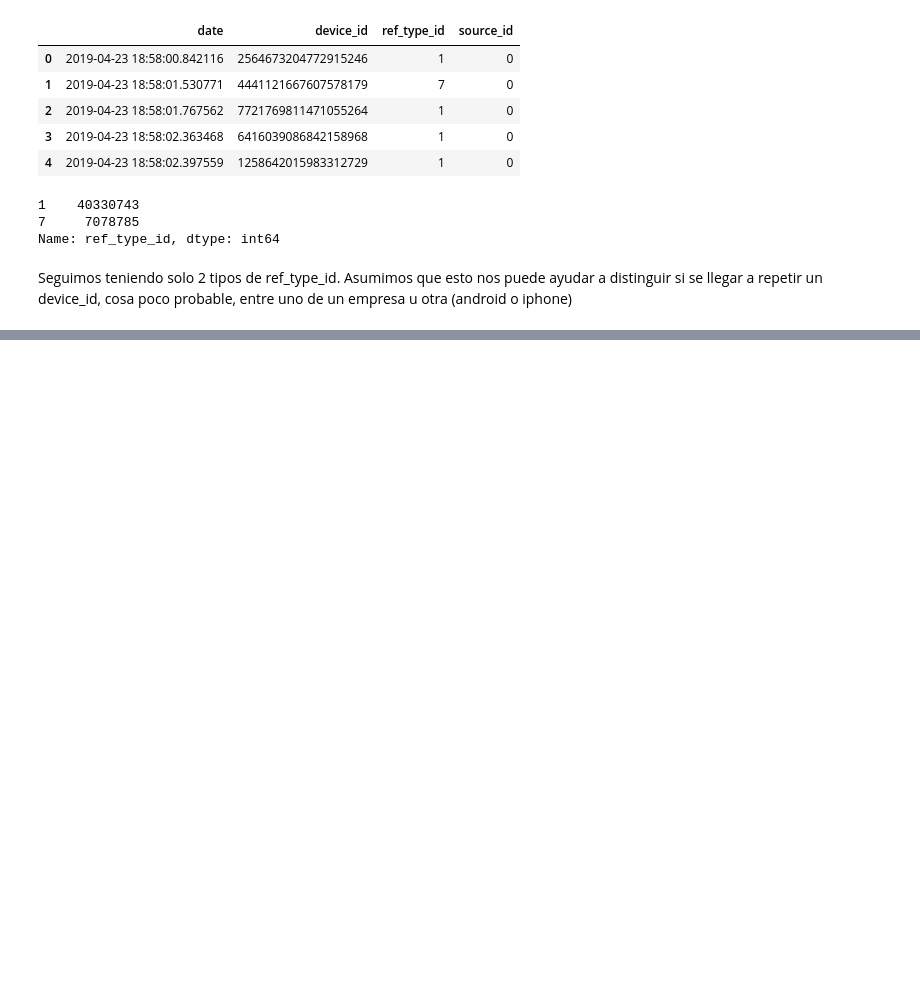
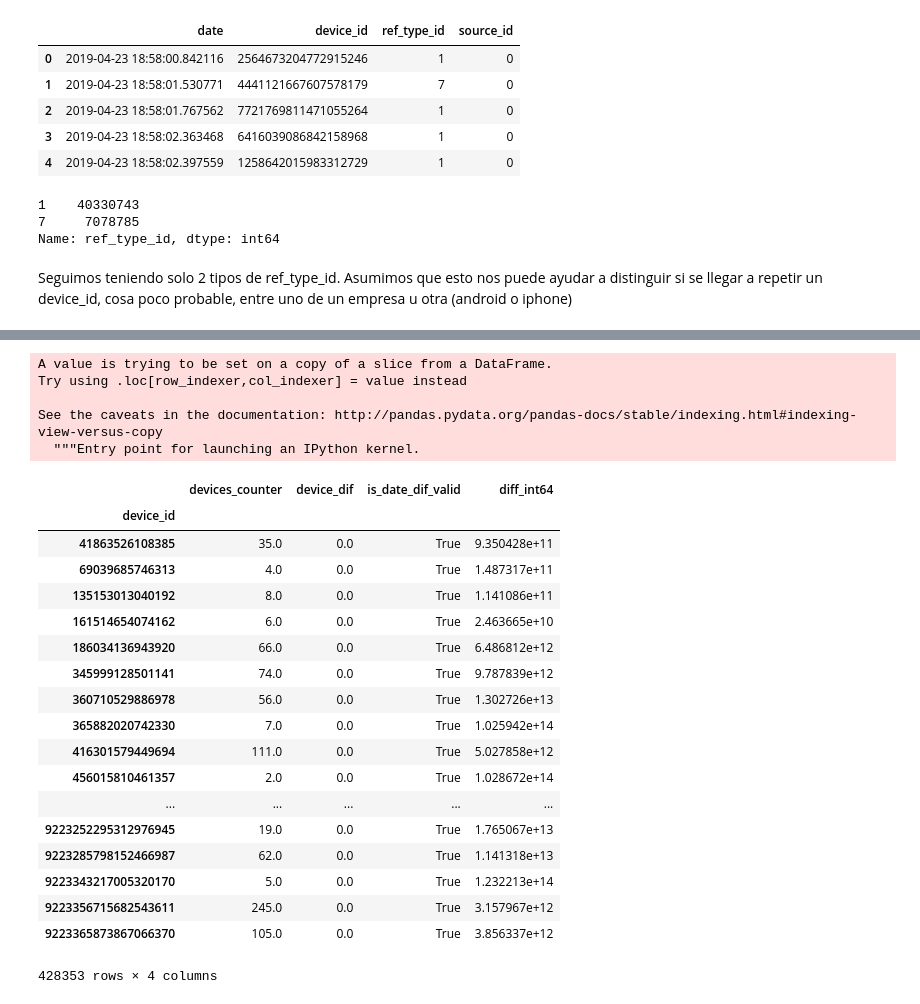
Before and after one commit to shizus/7506-1c2019, a Jupyter notebook: tp2/scripts/AuctionsListoPaTraining.ipynb, the cells around one changed output, grey strips where cells are left out. Saved outputs shown, nothing was run; the diff lists cells and outputs as text; code cells hidden in the pictures; blank space fills up the shorter version.

```diff
--- a/tp2/scripts/AuctionsListoPaTraining.ipynb
+++ b/tp2/scripts/AuctionsListoPaTraining.ipynb
@@ -41,0 +140,30 @@ Acá tenemos las subastas, vamos a calcular el tiempo promedio que tarda en apar
+# %%
+valid_auctions['diff_int64'] = valid_auctions['date_dif'].values.astype(np.int64)
+# %% [output]
+A value is trying to be set on a copy of a slice from a DataFrame.
+Try using .loc[row_indexer,col_indexer] = value instead
+
+See the caveats in the documentation: http://pandas.pydata.org/pandas-docs/stable/indexing.html#indexing-view-versus-copy
+  """Entry point for launching an IPython kernel.
+# %%
+valid_auctions['St'] = valid_auctions.groupby('device_id')[.transform('mean')
+# %% [output]
+|  | devices_counter | device_dif | is_date_dif_valid | diff_int64 |
+| device_id |  |  |  |  |
+| 41863526108385 | 35.0 | 0.0 | True | 9.350428e+11 |
+| 69039685746313 | 4.0 | 0.0 | True | 1.487317e+11 |
+| 135153013040192 | 8.0 | 0.0 | True | 1.141086e+11 |
+| 161514654074162 | 6.0 | 0.0 | True | 2.463665e+10 |
+| 186034136943920 | 66.0 | 0.0 | True | 6.486812e+12 |
+| 345999128501141 | 74.0 | 0.0 | True | 9.787839e+12 |
+| 360710529886978 | 56.0 | 0.0 | True | 1.302726e+13 |
+| 365882020742330 | 7.0 | 0.0 | True | 1.025942e+14 |
+| 416301579449694 | 111.0 | 0.0 | True | 5.027858e+12 |
+| 456015810461357 | 2.0 | 0.0 | True | 1.028672e+14 |
+| ... | ... | ... | ... | ... |
+| 9223252295312976945 | 19.0 | 0.0 | True | 1.765067e+13 |
+| 9223285798152466987 | 62.0 | 0.0 | True | 1.141318e+13 |
+| 9223343217005320170 | 5.0 | 0.0 | True | 1.232213e+14 |
+| 9223356715682543611 | 245.0 | 0.0 | True | 3.157967e+12 |
+| 9223365873867066370 | 105.0 | 0.0 | True | 3.856337e+12 |
+428353 rows × 4 columns
```
Also changed, not shown: parts of 11 cells of this notebook.
